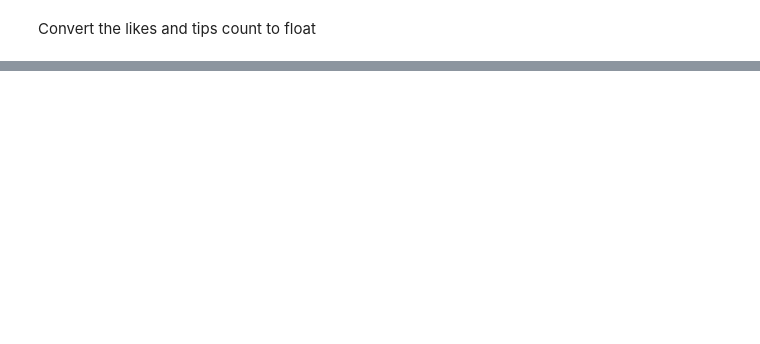
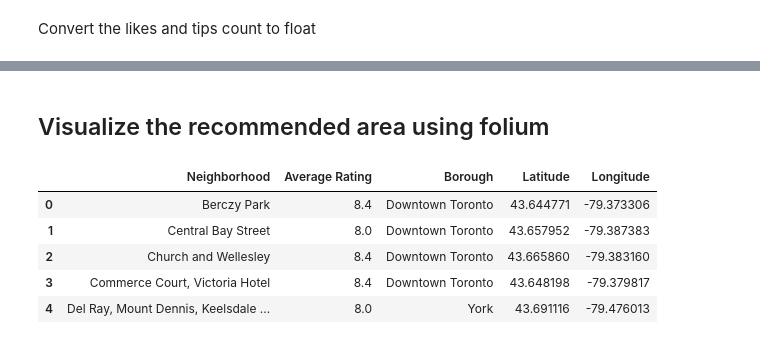
Before and after one commit to ichishiro1997/Coursera_Capstone, a Jupyter notebook: The Battle of Neighborhoods_PART 2.ipynb, the cells around one changed output, grey strips where cells are left out. Cells and saved outputs as stored; diff of their text form; code cells hidden in the pictures; blank space fills up the shorter version.

```diff
--- a/The Battle of Neighborhoods_PART 2.ipynb
+++ b/The Battle of Neighborhoods_PART 2.ipynb
@@ -396,0 +480,12 @@ ne.shape
+# %% [markdown]
+## Visualize the recommended area using folium
+# %%
+toronto_stats = pd.merge(neighborhood_stats,toronto_df, on='Neighborhood')
+toronto_stats.head()
+# %% [output]
+|  | Neighborhood | Average Rating | Borough | Latitude | Longitude |
+| 0 | Berczy Park | 8.4 | Downtown Toronto | 43.644771 | -79.373306 |
+| 1 | Central Bay Street | 8.0 | Downtown Toronto | 43.657952 | -79.387383 |
+| 2 | Church and Wellesley | 8.4 | Downtown Toronto | 43.665860 | -79.383160 |
+| 3 | Commerce Court, Victoria Hotel | 8.4 | Downtown Toronto | 43.648198 | -79.379817 |
+| 4 | Del Ray, Mount Dennis, Keelsdale ... | 8.0 | York | 43.691116 | -79.476013 |
```
Also changed, not shown: parts of 31 cells of this notebook.
